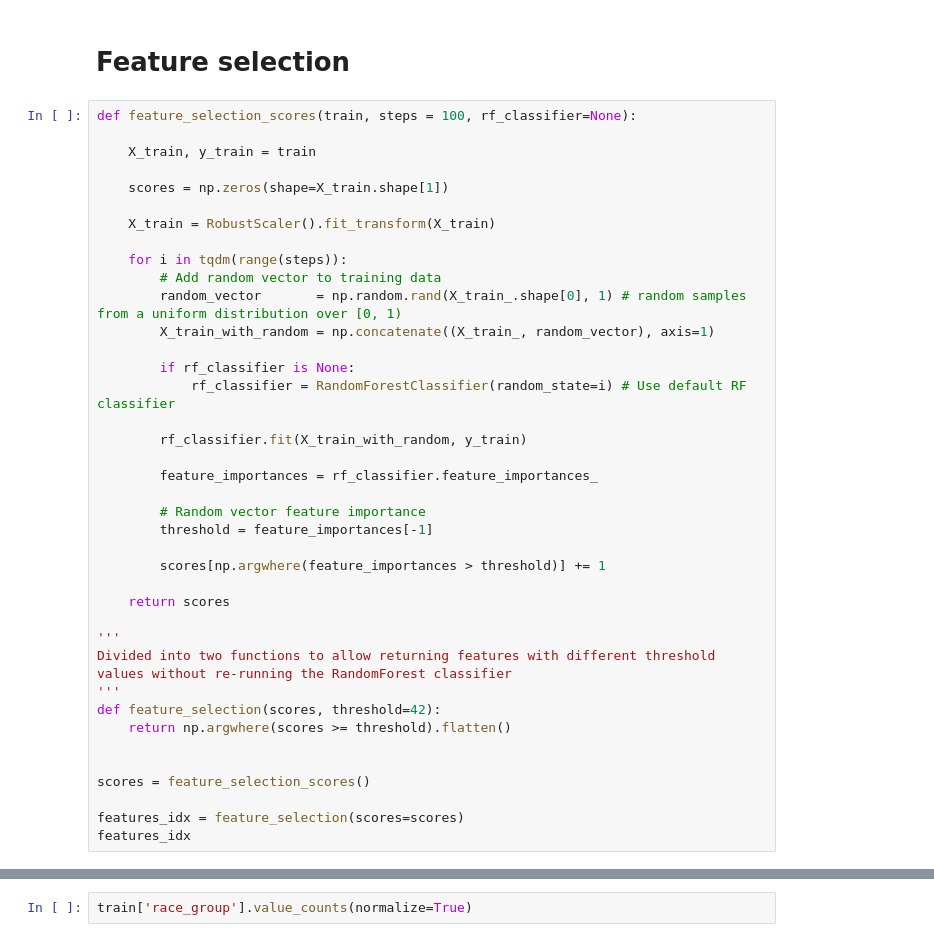
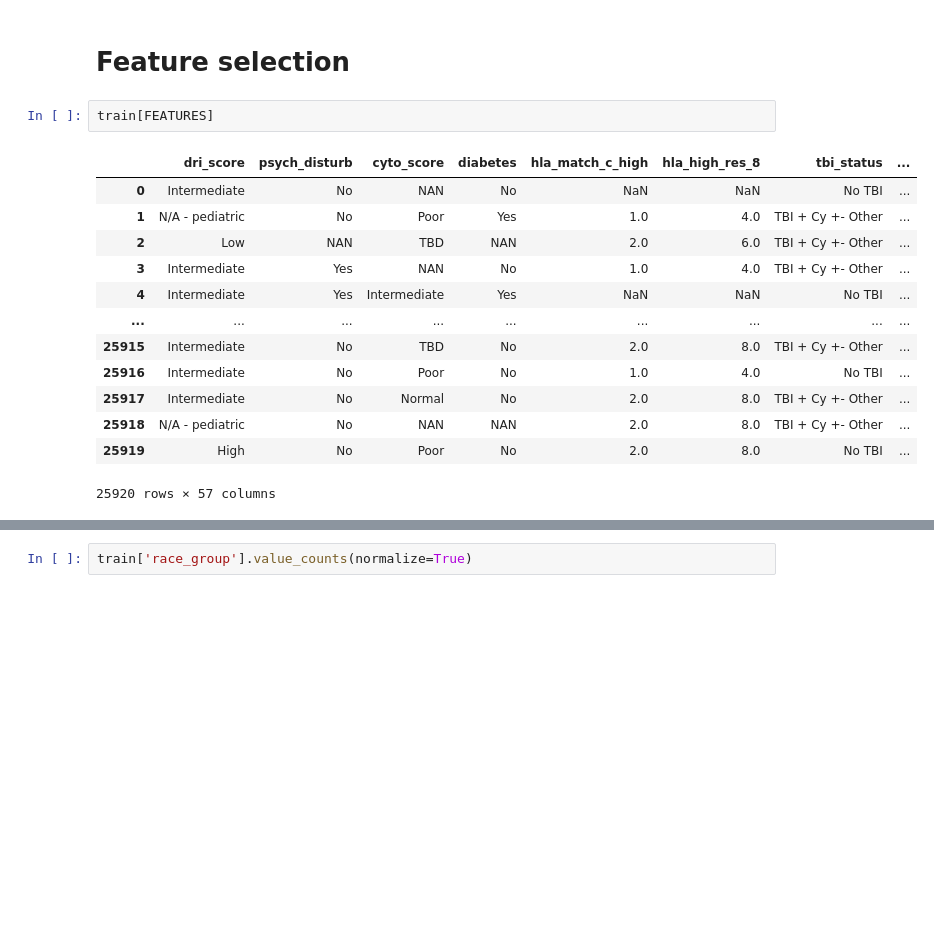
Before and after one commit to awxlong/cibmtr, a Jupyter notebook: awxlong/3_feature_selection.ipynb, the cells around one changed output, grey strips where cells are left out. Drawn from its saved outputs; the diff is of its cells as text; blank space fills up the shorter version.

```diff
--- a/awxlong/3_feature_selection.ipynb
+++ b/awxlong/3_feature_selection.ipynb
@@ -201,42 +204,19 @@ def CIndexMetric_LGB(y_true, y_pred):
     return ('C-Index', cindex_score, True)
 # %% [markdown]
 # Feature selection
-# %%
-def feature_selection_scores(train, steps = 100, rf_classifier=None):
-
-    X_train, y_train = train
-
-    scores = np.zeros(shape=X_train.shape[1])
-
-    X_train = RobustScaler().fit_transform(X_train)
-
-    for i in tqdm(range(steps)):
-        # Add random vector to training data
-        random_vector       = np.random.rand(X_train_.shape[0], 1) # random samples from a uniform distribution over [0, 1)
-        X_train_with_random = np.concatenate((X_train_, random_vector), axis=1)
-
-        if rf_classifier is None:
-            rf_classifier = RandomForestClassifier(random_state=i) # Use default RF classifier
-
-        rf_classifier.fit(X_train_with_random, y_train)
-
-        feature_importances = rf_classifier.feature_importances_
-
-        # Random vector feature importance
-        threshold = feature_importances[-1]
-
-        scores[np.argwhere(feature_importances > threshold)] += 1
-
-    return scores
-
-'''
-Divided into two functions to allow returning features with different threshold values without re-running the RandomForest classifier
-'''
-def feature_selection(scores, threshold=42):
-    return np.argwhere(scores >= threshold).flatten()
-
-
-scores = feature_selection_scores()
-
-features_idx = feature_selection(scores=scores)
-features_idx
+# %%
+train[FEATURES]
+# %% [output]
+|  | dri_score | psych_disturb | cyto_score | diabetes | hla_match_c_high | hla_high_res_8 | tbi_status | ... |
+| 0 | Intermediate | No | NAN | No | NaN | NaN | No TBI | ... |
+| 1 | N/A - pediatric | No | Poor | Yes | 1.0 | 4.0 | TBI + Cy +- Other | ... |
+| 2 | Low | NAN | TBD | NAN | 2.0 | 6.0 | TBI + Cy +- Other | ... |
+| 3 | Intermediate | Yes | NAN | No | 1.0 | 4.0 | TBI + Cy +- Other | ... |
+| 4 | Intermediate | Yes | Intermediate | Yes | NaN | NaN | No TBI | ... |
+| ... | ... | ... | ... | ... | ... | ... | ... | ... |
+| 25915 | Intermediate | No | TBD | No | 2.0 | 8.0 | TBI + Cy +- Other | ... |
+| 25916 | Intermediate | No | Poor | No | 1.0 | 4.0 | No TBI | ... |
+| 25917 | Intermediate | No | Normal | No | 2.0 | 8.0 | TBI + Cy +- Other | ... |
+| 25918 | N/A - pediatric | No | NAN | NAN | 2.0 | 8.0 | TBI + Cy +- Other | ... |
+| 25919 | High | No | Poor | No | 2.0 | 8.0 | No TBI | ... |
+25920 rows × 57 columns
```
Also changed, not shown: parts of 4 cells of this notebook, 1 other file.
